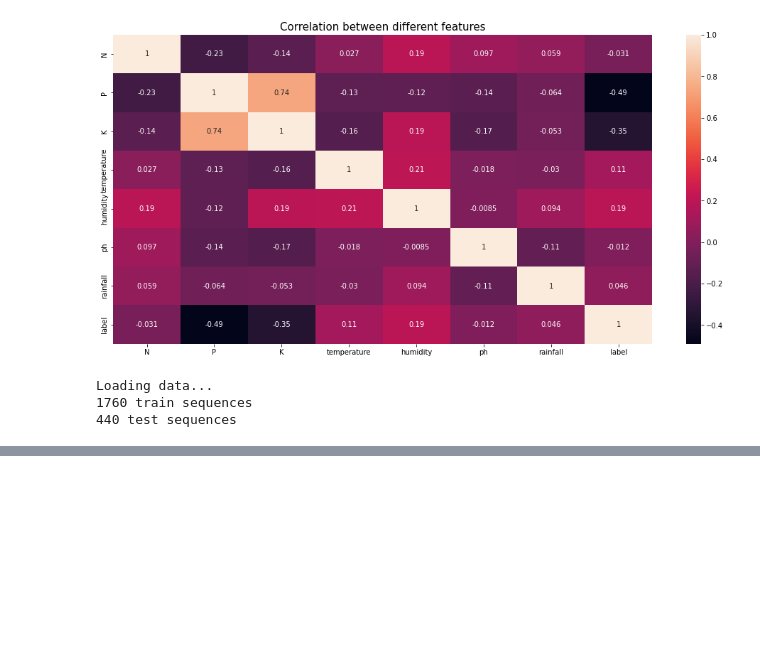
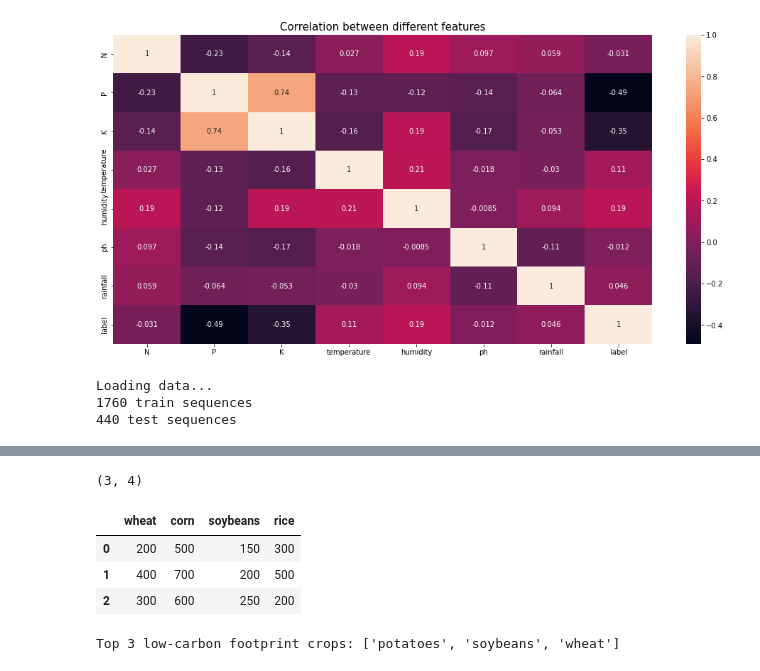
Before and after one commit to yousefbaz12/Seelding-VGG-YE, a Jupyter notebook: crop-recommendation-lstm-ye.ipynb, the cells around one changed output, grey strips where cells are left out. Cells and saved outputs as stored; diff of their text form; code cells hidden in the pictures; blank space fills up the shorter version.

Commit message:
Kaggle Notebook | Crop Recommendation|LSTM|YE | Version 4

```diff
--- a/crop-recommendation-lstm-ye.ipynb
+++ b/crop-recommendation-lstm-ye.ipynb
@@ -393,0 +457,19 @@ Test loss: [1.3099918365478516, 0.09545454382896423]
+# %%
+import pandas as pd
+
+crop_names = ['wheat', 'corn', 'soybeans', 'rice']
+resource_use_and_emissions = [
+    [200, 500, 150, 300],  # water use, CO2 emissions, and O2 emissions for wheat, corn, soybeans, and rice
+    [400, 700, 200, 500],  # water use, CO2 emissions, and O2 emissions for wheat, corn, soybeans, and rice
+    [300, 600, 250, 200],  # water use, CO2 emissions, and O2 emissions for wheat, corn, soybeans, and rice
+]
+
+df = pd.DataFrame(resource_use_and_emissions, columns=crop_names)
+print(df.shape)
+df
+# %% [output]
+(3, 4)
+|  | wheat | corn | soybeans | rice |
+| 0 | 200 | 500 | 150 | 300 |
+| 1 | 400 | 700 | 200 | 500 |
+| 2 | 300 | 600 | 250 | 200 |
@@ -393,0 +505,15 @@ Test loss: [1.3099918365478516, 0.09545454382896423]
+# %%
+# Step 1: Create a list of crops with their respective carbon footprint values
+crops = {'wheat': 0.63, 'maize': 0.69, 'rice': 1.0, 'potatoes': 0.28, 'soybeans': 0.34}
+
+# Step 2: Use your model to predict crop yields for each crop
+crop_yield_predictions = model.predict(X_test)
+
+# Step 3: Calculate the carbon footprint for each predicted crop yield
+carbon_footprints = crop_yield_predictions * np.array(list(crops.values()))
+
+# Step 4: Prioritize crops with the lowest carbon footprint
+low_carbon_crops = sorted(crops.keys(), key=lambda x: crops[x])[:3]
+print('Top 3 low-carbon footprint crops:', low_carbon_crops)
+# %% [output]
+Top 3 low-carbon footprint crops: ['potatoes', 'soybeans', 'wheat']
```
Also changed, not shown: parts of 8 cells of this notebook.
